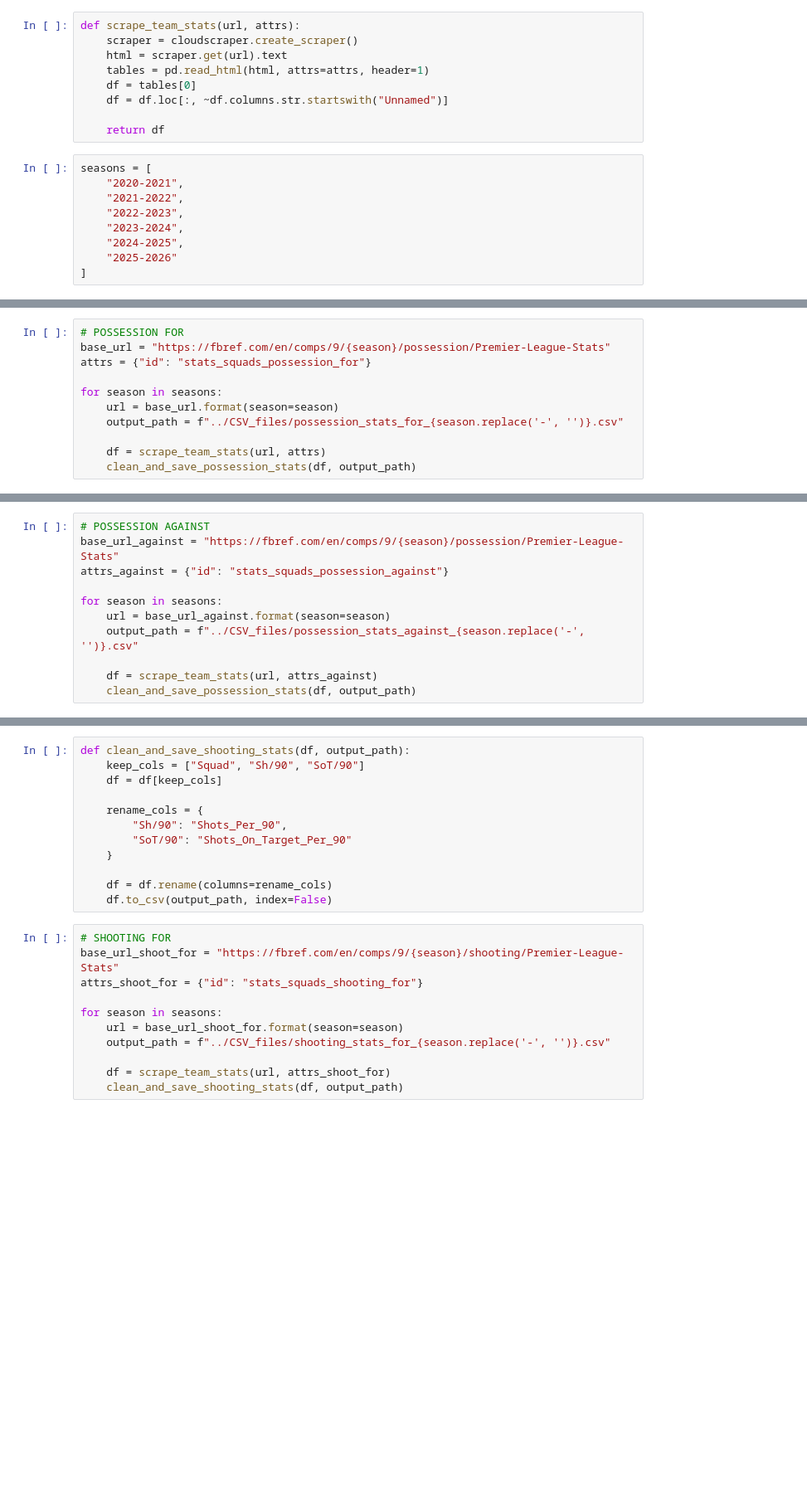
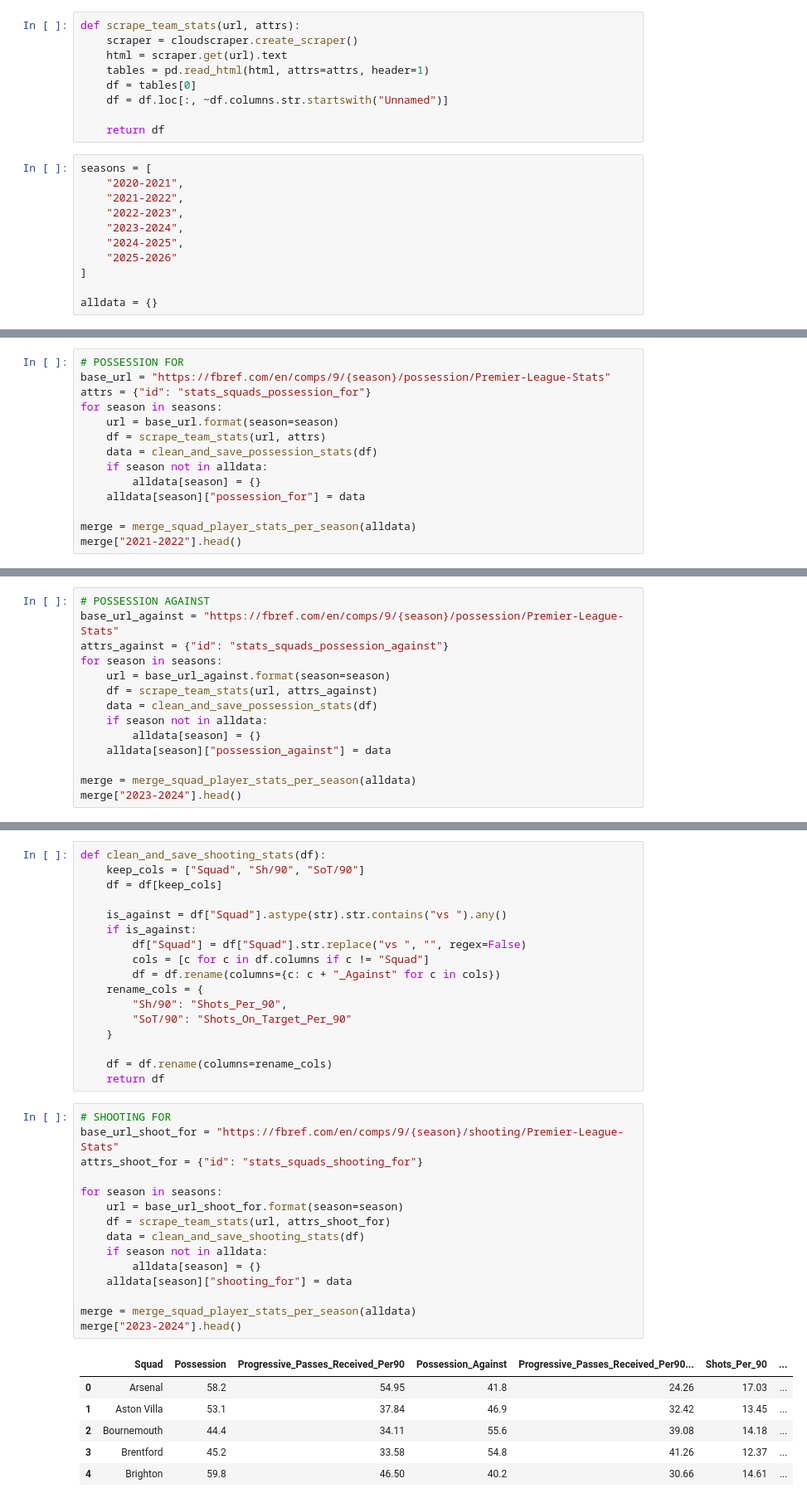
Before and after one commit to renedapon/eplpredictor, a Jupyter notebook: scrapers/squad&player_stats.ipynb, the cells around one changed output, grey strips where cells are left out. Shown at 83% size. Cells and saved outputs as stored; diff of their text form; blank space fills up the shorter version.

Commit message:
Added merger to the file

```diff
--- a/scrapers/squad&player_stats.ipynb
+++ b/scrapers/squad&player_stats.ipynb
@@ -19,3 +20,5 @@ seasons = [
     "2024-2025",
     "2025-2026"
 ]
+
+alldata = {}
@@ -43,11 +68,14 @@ def clean_and_save_possession_stats(df, output_path):
 # POSSESSION FOR
 base_url = "https://fbref.com/en/comps/9/{season}/possession/Premier-League-Stats"
 attrs = {"id": "stats_squads_possession_for"}
-
 for season in seasons:
     url = base_url.format(season=season)
-    output_path = f"../CSV_files/possession_stats_for_{season.replace('-', '')}.csv"
+    df = scrape_team_stats(url, attrs)
+    data = clean_and_save_possession_stats(df)
+    if season not in alldata:
+        alldata[season] = {}
+    alldata[season]["possession_for"] = data
 
-    df = scrape_team_stats(url, attrs)
-    clean_and_save_possession_stats(df, output_path)
+merge = merge_squad_player_stats_per_season(alldata)
+merge["2021-2022"].head()
 # %% [output]
@@ -72,13 +89,16 @@ See the caveats in the documentation: https://pandas.pydata.org/pandas-docs/stab
 # POSSESSION AGAINST
 base_url_against = "https://fbref.com/en/comps/9/{season}/possession/Premier-League-Stats"
 attrs_against = {"id": "stats_squads_possession_against"}
-
 for season in seasons:
     url = base_url_against.format(season=season)
-    output_path = f"../CSV_files/possession_stats_against_{season.replace('-', '')}.csv"
+    df = scrape_team_stats(url, attrs_against)
+    data = clean_and_save_possession_stats(df)
+    if season not in alldata:
+        alldata[season] = {}
+    alldata[season]["possession_against"] = data
 
-    df = scrape_team_stats(url, attrs_against)
-    clean_and_save_possession_stats(df, output_path)
+merge = merge_squad_player_stats_per_season(alldata)
+merge["2023-2024"].head()
 # %% [output]
 A value is trying to be set on a copy of a slice from a DataFrame.
 Try using .loc[row_indexer,col_indexer] = value instead
@@ -100,26 +126,42 @@ See the caveats in the documentation: https://pandas.pydata.org/pandas-docs/stab
 # %%
-def clean_and_save_shooting_stats(df, output_path):
+def clean_and_save_shooting_stats(df):
     keep_cols = ["Squad", "Sh/90", "SoT/90"]
     df = df[keep_cols]
 
+    is_against = df["Squad"].astype(str).str.contains("vs ").any()
+    if is_against:
+        df["Squad"] = df["Squad"].str.replace("vs ", "", regex=False)
+        cols = [c for c in df.columns if c != "Squad"]
+        df = df.rename(columns={c: c + "_Against" for c in cols})
     rename_cols = {
         "Sh/90": "Shots_Per_90",
         "SoT/90": "Shots_On_Target_Per_90"
     }
 
     df = df.rename(columns=rename_cols)
-    df.to_csv(output_path, index=False)
+    return df
 # %%
 # SHOOTING FOR
 base_url_shoot_for = "https://fbref.com/en/comps/9/{season}/shooting/Premier-League-Stats"
 attrs_shoot_for = {"id": "stats_squads_shooting_for"}
 
 for season in seasons:
     url = base_url_shoot_for.format(season=season)
-    output_path = f"../CSV_files/shooting_stats_for_{season.replace('-', '')}.csv"
+    df = scrape_team_stats(url, attrs_shoot_for)
+    data = clean_and_save_shooting_stats(df)
+    if season not in alldata:
+        alldata[season] = {}
+    alldata[season]["shooting_for"] = data
 
-    df = scrape_team_stats(url, attrs_shoot_for)
-    clean_and_save_shooting_stats(df, output_path)
+merge = merge_squad_player_stats_per_season(alldata)
+merge["2023-2024"].head()
+# %% [output]
+|  | Squad | Possession | Progressive_Passes_Received_Per90 | Possession_Against | Progressive_Passes_Received_Per90... | Shots_Per_90 | ... |
+| 0 | Arsenal | 58.2 | 54.95 | 41.8 | 24.26 | 17.03 | ... |
+| 1 | Aston Villa | 53.1 | 37.84 | 46.9 | 32.42 | 13.45 | ... |
+| 2 | Bournemouth | 44.4 | 34.11 | 55.6 | 39.08 | 14.18 | ... |
+| 3 | Brentford | 45.2 | 33.58 | 54.8 | 41.26 | 12.37 | ... |
+| 4 | Brighton | 59.8 | 46.50 | 40.2 | 30.66 | 14.61 | ... |
 # %%
 # SHOOTING  AGAINST
 base_url_shoot_against = "https://fbref.com/en/comps/9/{season}/shooting/Premier-League-Stats"
```
Also changed, not shown: parts of 11 cells of this notebook.
